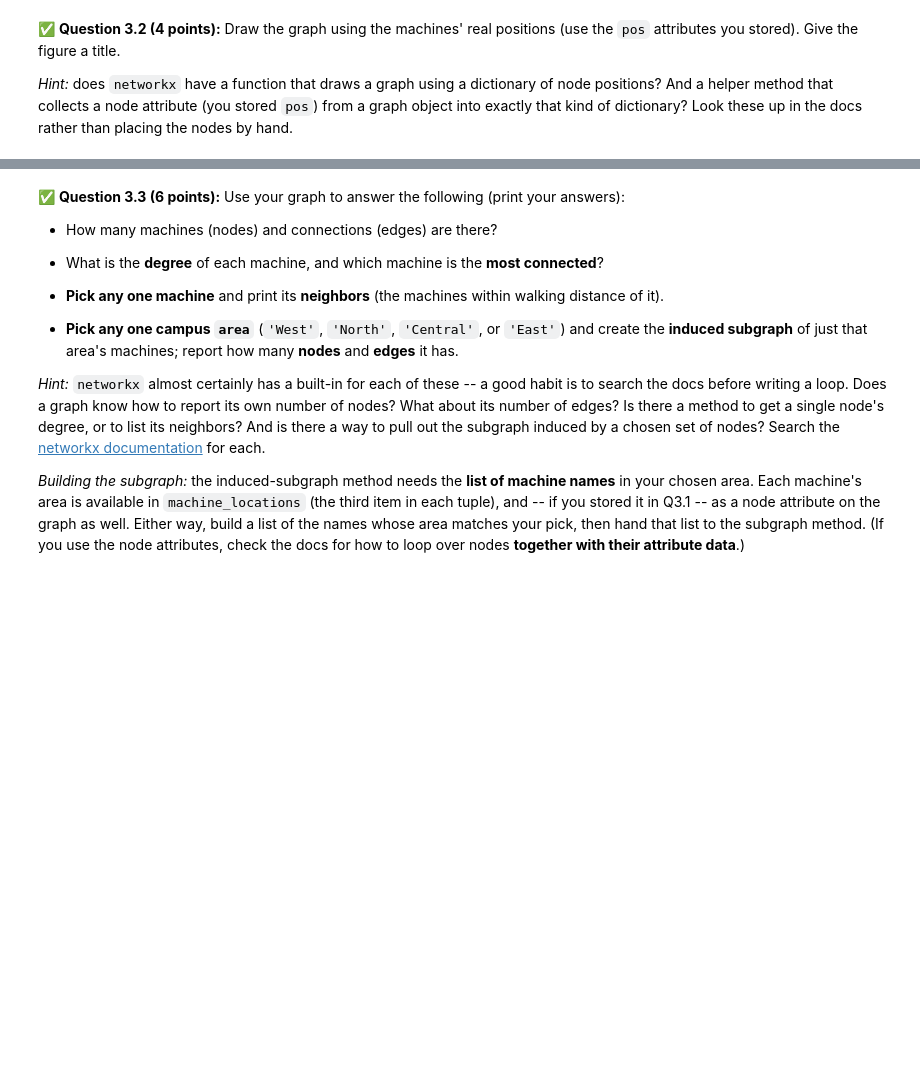
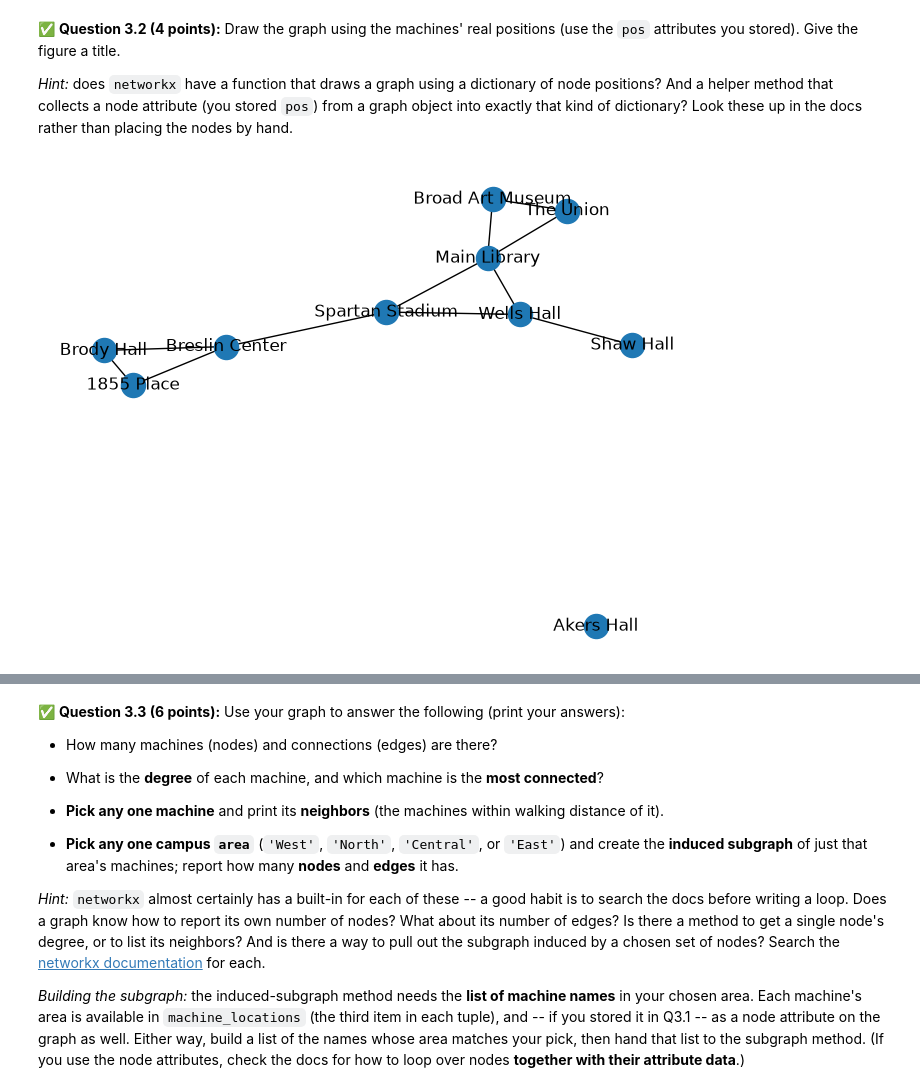
Before and after one commit to Joseph-wang1/CMSE202-f26-turnin, a Jupyter notebook: hw-02/HW02-ABMandGraphTheory-STUDENT.ipynb, the cells around one changed output, grey strips where cells are left out. Drawn from its saved outputs; the diff is of its cells as text; code cells hidden in the pictures; blank space fills up the shorter version.

```diff
--- a/hw-02/HW02-ABMandGraphTheory-STUDENT.ipynb
+++ b/hw-02/HW02-ABMandGraphTheory-STUDENT.ipynb
@@ -702,0 +700,22 @@ Print the number of nodes and edges.
+# %%
+# Put your code for Question 3.1 here.
+import networkx as nx
+import math
+G = nx.Graph()
+for name in machine_locations:
+    data = machine_locations[name]
+
+    x = data[0]
+    y = data[1]
+    area = data[2]
+    G.add_node(name, pos=(x, y), area=area)
+
+for name1 in machine_locations:
+    for name2 in machine_locations:
+        if name1 != name2:
+            pos1 = machine_locations[name1]
+            pos2 = machine_locations[name2]
+
+            distance = math.hypot(pos2[0] - pos1[0], pos2[1] - pos1[1])
+            if distance <= 2.0:
+                G.add_edge(name1, name2)
@@ -712,6 +734,11 @@ attributes you stored). Give the figure a title.
 *Hint:* does `networkx` have a function that draws a graph using a dictionary of node positions? And a helper method that collects a node attribute (you stored `pos`) from a graph object into exactly that kind of dictionary? Look these up in the docs rather than placing the nodes by hand.
 # %%
 # Put your code for Question 3.2 here.
+nx.draw(G, with_labels=True)
+
+plt.show()
+# %% [output]
+[figure, added]
 # %% [markdown]
 <!-- END QUESTION -->
 <!-- DO NOT MODIFY OR DELETE THIS CELL -->
```
Also changed, not shown: parts of 13 cells of this notebook.
